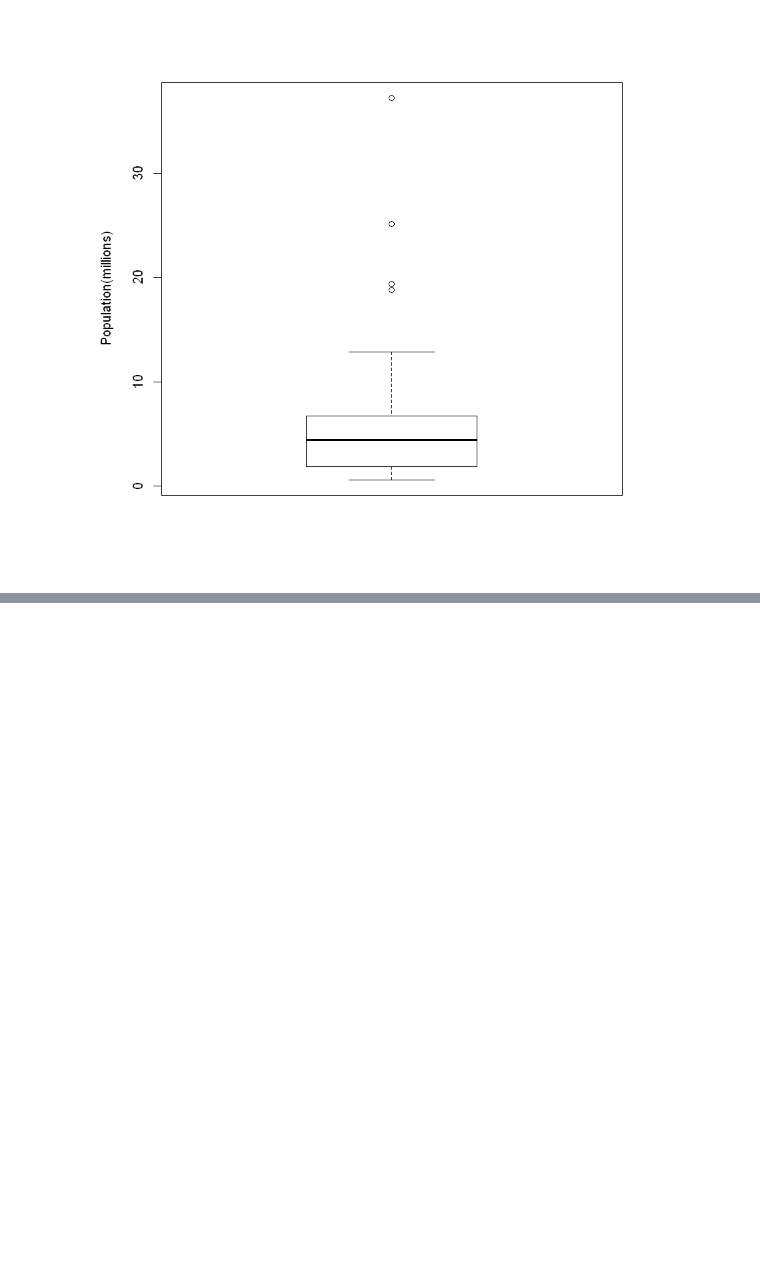
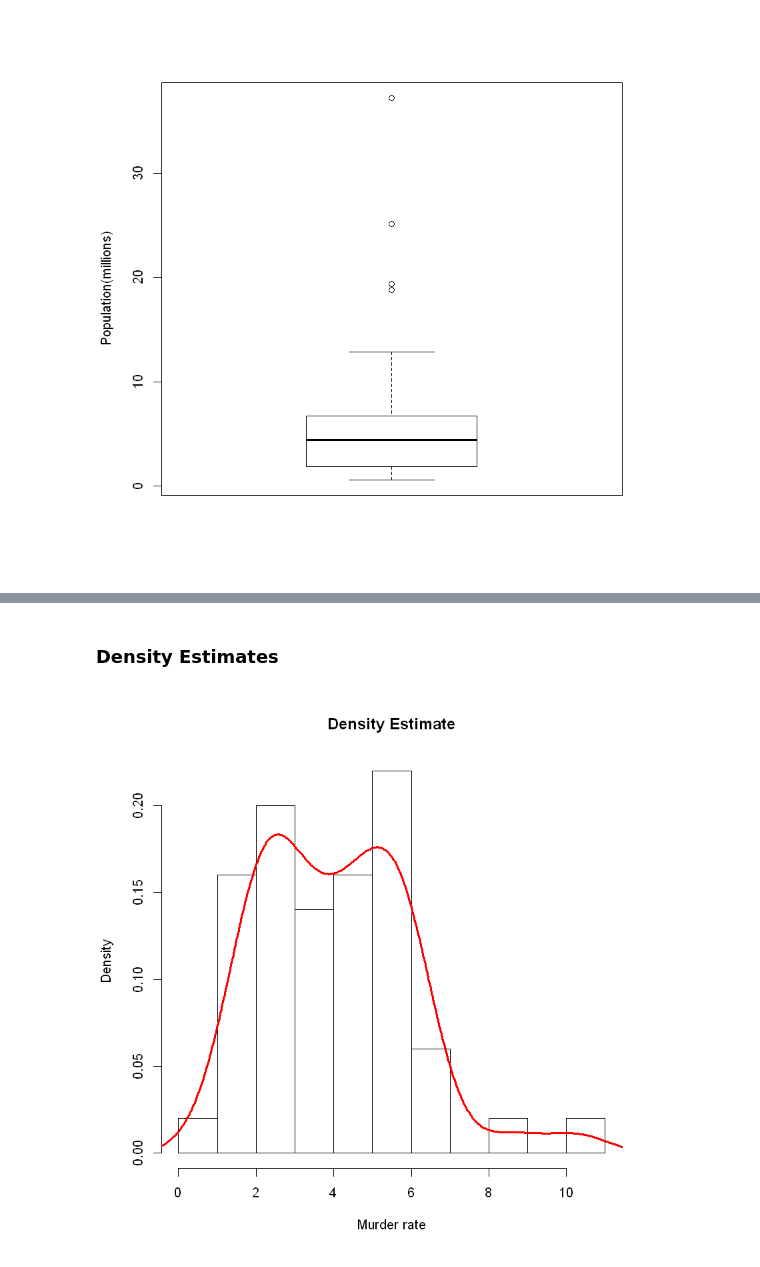
Before and after one commit to hmishra0/Statistics-for-Data-Scientists, a Jupyter notebook: Exploratory Data Analysis .ipynb, the cells around one changed output, grey strips where cells are left out. Drawn from its saved outputs; the diff is of its cells as text; code cells hidden in the pictures; blank space fills up the shorter version.

```diff
--- a/Exploratory Data Analysis .ipynb
+++ b/Exploratory Data Analysis .ipynb
@@ -49,0 +76,7 @@ boxplot(state[['Population']]/1000000, ylab='Population(millions)')
+# %% [markdown]
+### Density Estimates
+# %%
+hist(state[['Murder.Rate']], freq=F, main= 'Density Estimate', xlab= 'Murder rate')
+lines(density(state[['Murder.Rate']]), lwd=3, col="red")
+# %% [output]
+[figure, added]
```
Also changed, not shown: parts of 9 cells of this notebook, 20 other files.
